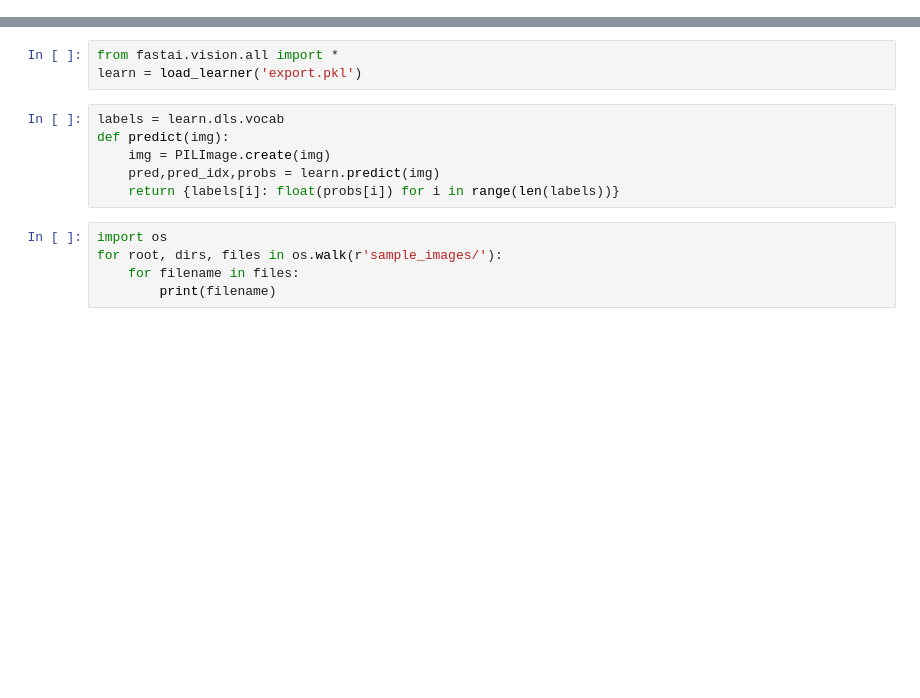
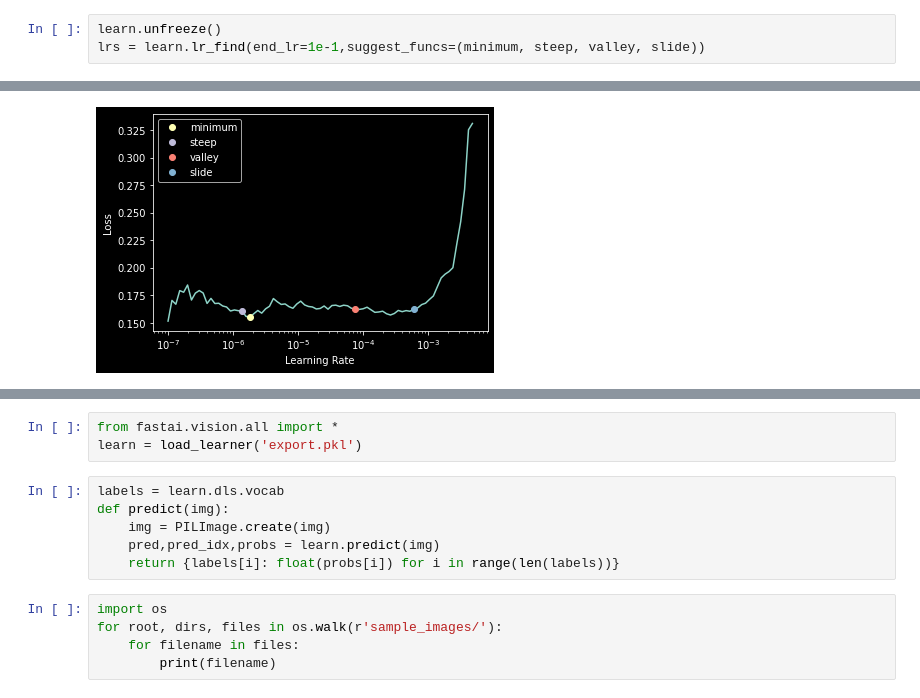
Before and after one commit to dnth/webdemo-pets-classifier, a Jupyter notebook: train.ipynb, the cells around one changed output, grey strips where cells are left out. Drawn from its saved outputs; the diff is of its cells as text; blank space fills up the shorter version.

```diff
--- a/train.ipynb
+++ b/train.ipynb
@@ -8,0 +37,4 @@ learn.export()
+# %%
+learn.unfreeze()
+lrs = learn.lr_find(end_lr=1e-1,suggest_funcs=(minimum, steep, valley, slide))
+# %% [output]
@@ -8,0 +42 @@ learn.export()
+[figure, added]
```
Also changed, not shown: parts of 9 cells of this notebook, 2 other files.
